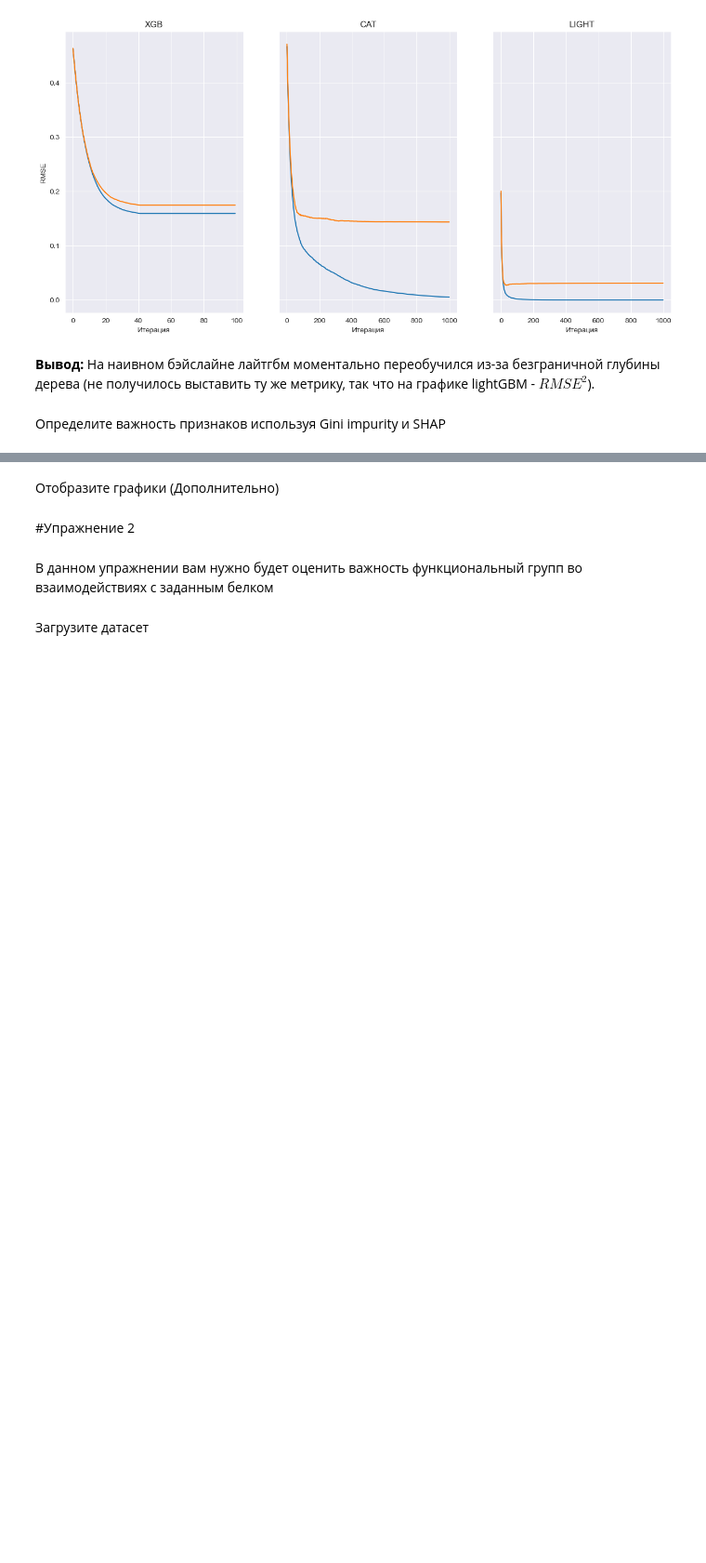
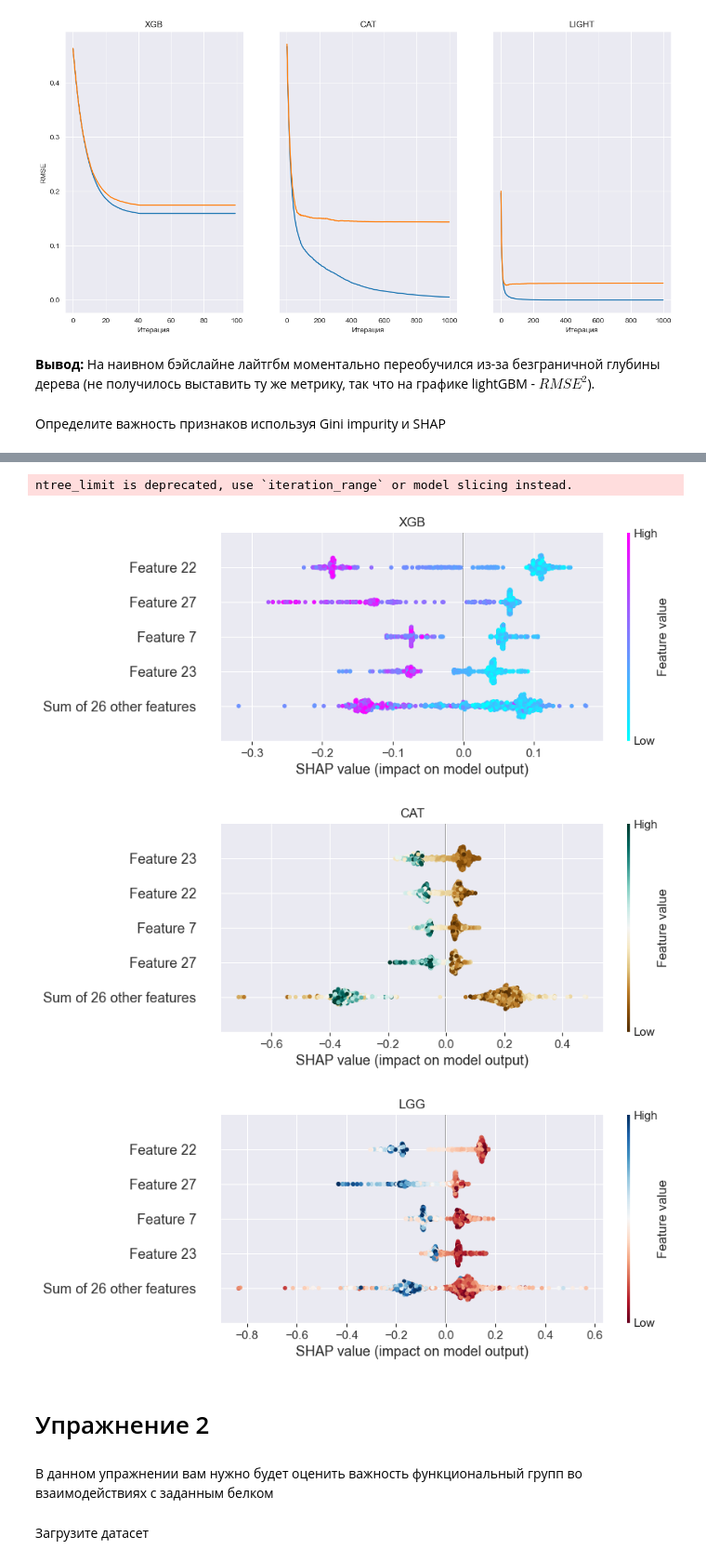
Before and after one commit to OblakoVShanah/iogen_ml, a Jupyter notebook: 7/BioML2022_Sem7b.ipynb, the cells around one changed output, grey strips where cells are left out. Shown: that part at 93% size. Drawn from its saved outputs; the diff is of its cells as text; code cells hidden in the pictures; blank space fills up the shorter version.

```diff
--- a/7/BioML2022_Sem7b.ipynb
+++ b/7/BioML2022_Sem7b.ipynb
@@ -165,2 +115,0 @@ shap.plots.waterfall(shap_values[0])
-# %% [markdown]
-Отобразите графики (Дополнительно)
@@ -170,5 +116,27 @@ plt.figure(figsize=(8,8))
+# %%
+explainer_xgb = shap.Explainer(xg_reg)
+shap_values_xgb = explainer_xgb(X)
+
+explainer_cat = shap.Explainer(cat_reg)
+shap_values_cat = explainer_cat(X)
+
+explainer_lgg = shap.Explainer(lgg_reg)
+shap_values_lgg = explainer_lgg(X)
+# %% [output]
+ntree_limit is deprecated, use `iteration_range` or model slicing instead.
+# %%
+plt.title('XGB')
+shap.plots.beeswarm(shap_values_xgb, color=plt.get_cmap("cool"), max_display=5)
+plt.title('CAT')
+shap.plots.beeswarm(shap_values_cat, color=plt.get_cmap("BrBG"), max_display=5)
+plt.title('LGG')
+shap.plots.beeswarm(shap_values_lgg, color=plt.get_cmap("RdBu"), max_display=5)
+# %% [output]
+[figure, added]
+[figure, added]
+[figure, added]
 # %% [markdown]
-#Упражнение 2
+# Упражнение 2
 # %% [markdown]
 В данном упражнении вам нужно будет оценить важность функциональный групп во взаимодействиях с заданным белком
 # %% [markdown]
```
Also changed, not shown: parts of 20 cells of this notebook, 6 other files.
